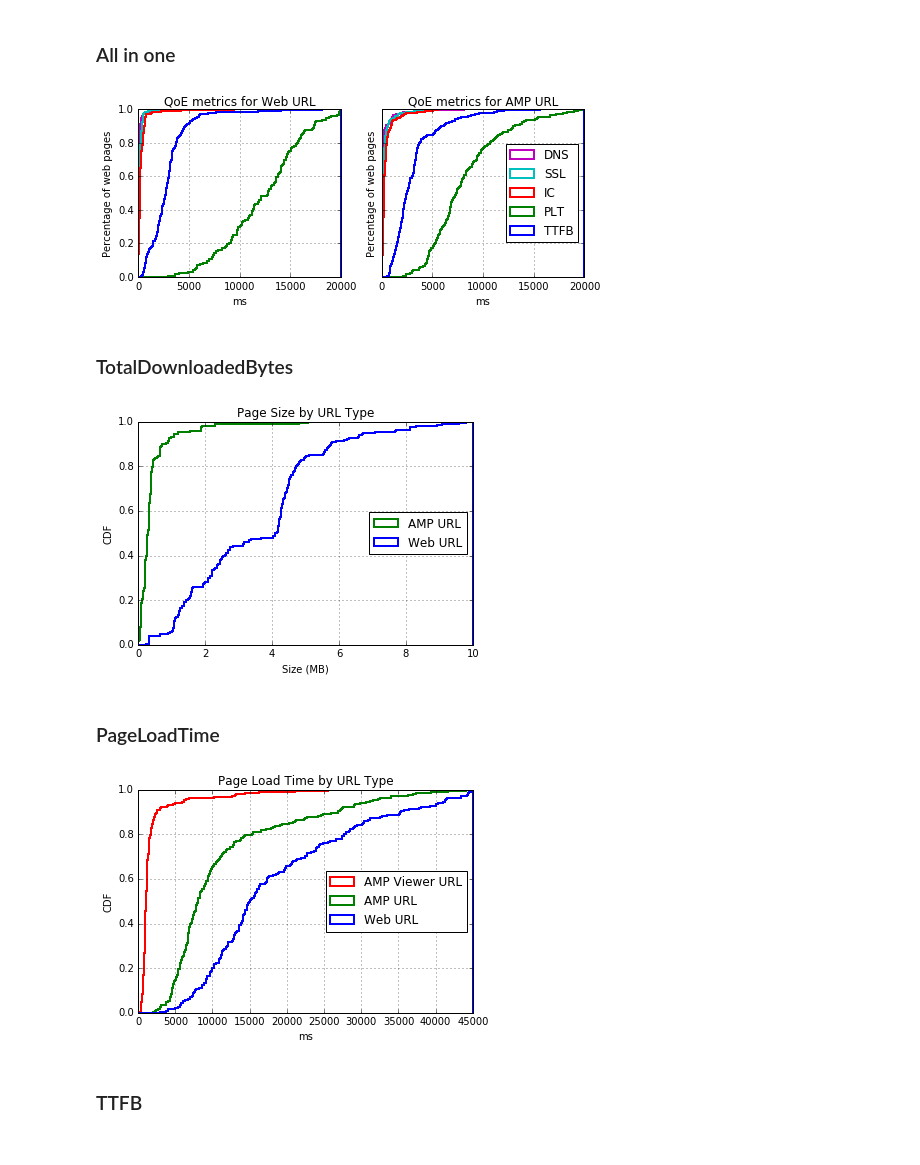
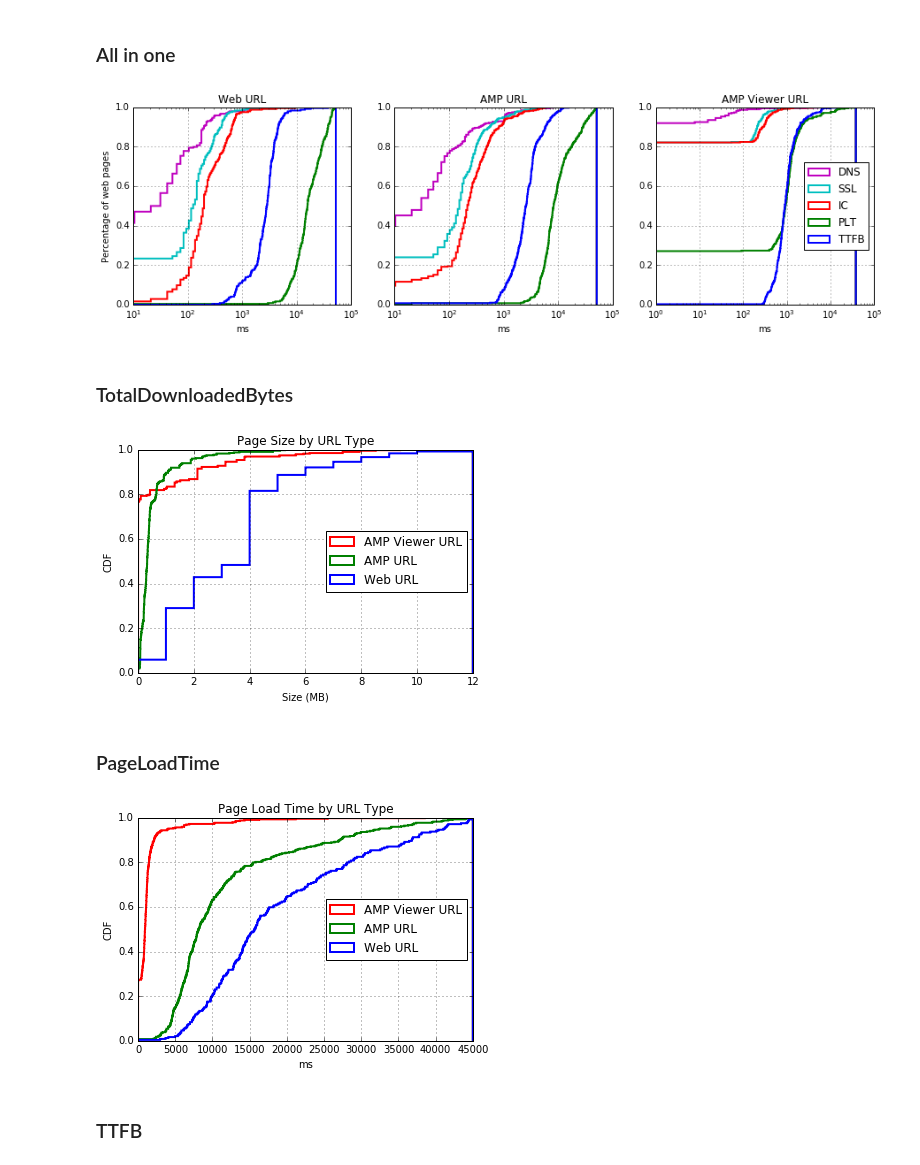
Before and after one commit to AFRINIC-Labs/content-africa-study, a Jupyter notebook: ampproject-study/Data-Analysis.ipynb, the cells around one changed output. Saved outputs shown, nothing was run; the diff lists cells and outputs as text; code cells hidden in the pictures.

```diff
--- a/ampproject-study/Data-Analysis.ipynb
+++ b/ampproject-study/Data-Analysis.ipynb
@@ -155,9 +141,9 @@ Name: PageLoadTime, Length: 282, dtype: object
 # %% [markdown]
 ### All in one
 # %%
-n_bins = 500
+n_bins = 5000
 
-fig, (ax1, ax2) = plt.subplots(1, 2, figsize=(8, 3), sharey="all")
+fig, (ax1, ax2, ax3) = plt.subplots(1, 3, figsize=(15, 4))
 labels = ['TTFB', 'PLT', 'IC', 'SSL', 'DNS']
 
 #plot the cumulative histogram
@@ -167,52 +153,78 @@ n, bins, patches = ax1.hist([df_size1['TTFB'].values,
                             df_size1['SSLNegotiationTime'].values,
                             df_size1['DNSLookupTime'].values
                            ],
-                           n_bins, density=1, histtype='step', linewidth=2, range=[0,20000],
+                           n_bins, density=1, histtype='step', linewidth=2,
+                            #range=[0,20000],
                            cumulative=True, label=labels)
 
 # tidy up the figure
 ax1.grid(True)
 ax1.legend(loc='right')
-ax1.set_title('QoE metrics for Web URL')
+ax1.set_title('Web URL')
 ax1.set_xlabel('ms')
 ax1.set_ylabel('Percentage of web pages')
 ax1.legend().set_visible(False)
+ax1.set_xscale('log')
+
 
 
 #plot the cumulative histogram
 n, bins, patches = ax2.hist([df_size2['TTFB'].values,
                             df_size2['PageLoadTime'].values,
                             df_size2['InitialConnection'].values,
                             df_size2['SSLNegotiationTime'].values,
                             df_size2['DNSLookupTime'].values
                            ],
-                           n_bins, density=1, histtype='step', linewidth=2, range=[0,20000],
+                           n_bins, density=1, histtype='step', linewidth=2,
                            cumulative=True, label=labels)
 
 # tidy up the figure
 ax2.grid(True)
 ax2.legend(loc='right')
-ax2.set_title('QoE metrics for AMP URL')
+ax2.set_title('AMP URL')
 ax2.set_xlabel('ms')
-ax2.set_ylabel('Percentage of web pages')
+ax2.legend().set_visible(False)
+ax2.set_xscale('log')
+
+
+
+#plot the cumulative histogram
+n, bins, patches = ax3.hist([df_size3['TTFB'].values,
+                            df_size3['PageLoadTime'].values,
+                            df_size3['InitialConnection'].values,
+                            df_size3['SSLNegotiationTime'].values,
+                            df_size3['DNSLookupTime'].values
+                           ],
+                           n_bins, density=1, histtype='step', linewidth=2,
+                           cumulative=True, label=labels)
+
+# tidy up the figure
+ax3.grid(True)
+ax3.legend(loc='right')
+ax3.set_title('AMP Viewer URL')
+ax3.set_xlabel('ms')
+ax3.set_xscale('log')
+
 
 
 plt.savefig("data/plots/CDF_WebURL_allinone.pdf")
 plt.show()
 # %% [output]
-[figure, old version]
+[figure, new version]
 # %% [markdown]
 ### TotalDownloadedBytes
 # %%
-n_bins = 500
+n_bins = 5000
 
 fig, ax = plt.subplots(figsize=(6, 4))
-labels = ['Web URL', 'AMP URL']
+labels = ['Web URL', 'AMP URL', 'AMP Viewer URL']
 
 #plot the cumulative histogram
 n, bins, patches = ax.hist([df_size1['TotalDownloadedBytes'].values,
-                            df_size2['TotalDownloadedBytes'].values],
-                           n_bins, density=1, histtype='step', linewidth=2, range=[0, 10],
+                            df_size2['TotalDownloadedBytes'].values,
+                            df_size3['TotalDownloadedBytes'].values
+                           ],
+                           n_bins, density=1, histtype='step', linewidth=2, range=[0,12],
                            cumulative=True, label=labels)
 
 # tidy up the figure
@@ -222,14 +234,15 @@ ax.set_title('Page Size by URL Type')
 ax.set_xlabel('Size (MB)')
 ax.set_ylabel('CDF')
 
+
 plt.savefig("data/plots/CDF_TotalDownloadedBytes.pdf")
 plt.show()
 # %% [output]
-[figure, old version]
+[figure, new version]
 # %% [markdown]
 ### PageLoadTime
 # %%
-n_bins = 500
+n_bins = 5000
 
 fig, ax = plt.subplots(figsize=(6, 4))
 labels = ['Web URL', 'AMP URL', 'AMP Viewer URL']
@@ -239,7 +252,8 @@ n, bins, patches = ax.hist([df_size1['PageLoadTime'].values,
                             df_size2['PageLoadTime'].values,
                             df_size3['PageLoadTime'].astype(np.int)
                            ],
-                           n_bins, density=1, histtype='step', linewidth=2, range=[0,45000],
+                           n_bins, density=1, histtype='step', linewidth=2,
+                           range=[0,45000],
                            cumulative=True, label=labels)
 
 # tidy up the figure
@@ -252,7 +266,7 @@ ax.set_ylabel('CDF')
 plt.savefig("data/plots/CDF_PageLoadTime.pdf")
 plt.show()
 # %% [output]
-[figure, old version]
+[figure, new version]
 # %% [markdown]
 ### TTFB
 # %%
```
Also changed, not shown: parts of 24 cells of this notebook, 30 other files.
